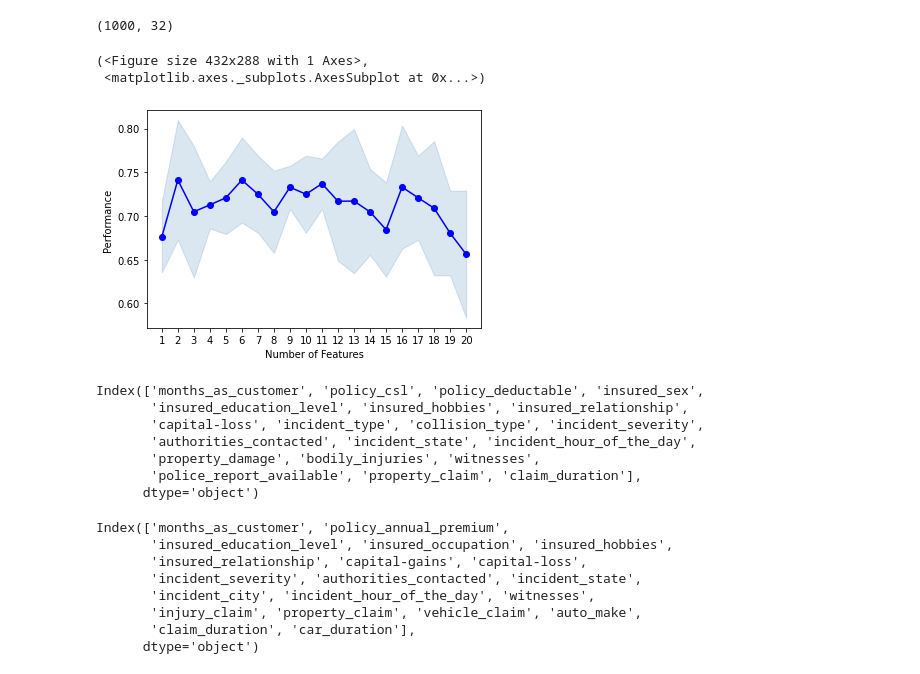
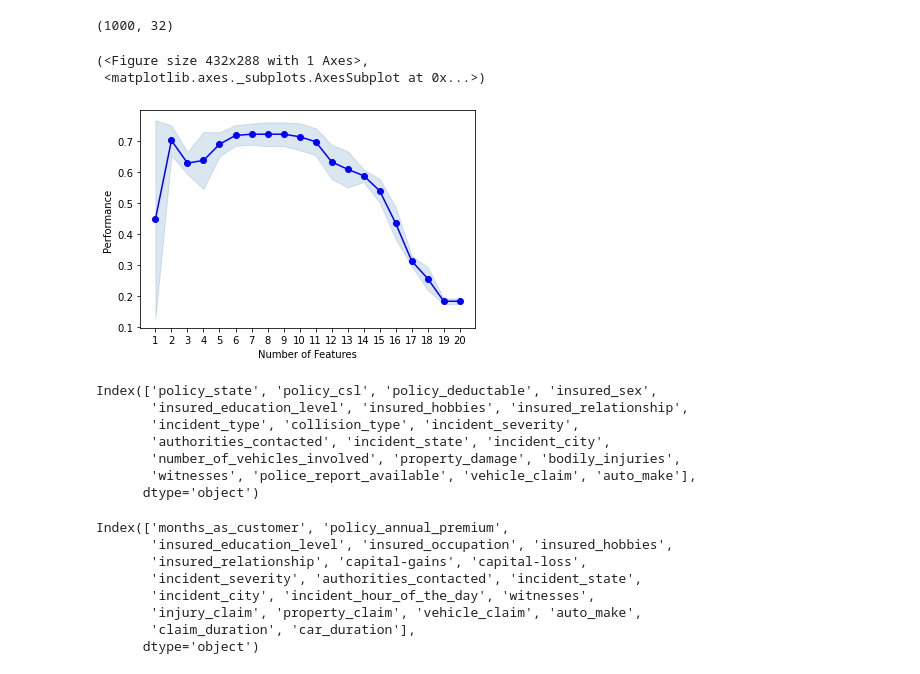
Before and after one commit to Shashank-Sundi/NOTEBOOKS, a Jupyter notebook: INSURANCE-CLAIM-FRAUD.ipynb, the cells around one changed output. Cells and saved outputs as stored; diff of their text form; code cells hidden in the pictures.

```diff
--- a/INSURANCE-CLAIM-FRAUD.ipynb
+++ b/INSURANCE-CLAIM-FRAUD.ipynb
@@ -548,27 +548,28 @@ data.shape
 # %%
 # WRAPPER METHOD - SEQUENTIAL FEATURE SELECTOR
 
 from sklearn.ensemble import RandomForestClassifier
 from mlxtend.feature_selection import SequentialFeatureSelector as sfs
 from mlxtend.plotting import plot_sequential_feature_selection as plot_sfs
+from sklearn.neighbors import KNeighborsClassifier
 
-sfs=sfs(RandomForestClassifier(),k_features=20,forward=True,floating=False,scoring='recall',cv=3)
+sfs=sfs(KNeighborsClassifier(n_neighbors=10,weights='distance',metric='euclidean'),k_features=20,forward=True,floating=False,scoring='recall',cv=3)
 sfs.fit(data.drop(['fraud_reported'],axis=1),data.fraud_reported)
 plot_sfs(sfs.get_metric_dict(),kind='std_dev')
 # %% [output]
 (<Figure size 432x288 with 1 Axes>,
  <matplotlib.axes._subplots.AxesSubplot at 0x...>)
-[figure, old version]
+[figure, new version]
 # %%
 sfs_support=[True if list(sfs.k_feature_names_).count(col)==1  else False for col in data.drop(['fraud_reported'],axis=1).columns ]
 data.drop(['fraud_reported'],axis=1)[list(sfs.k_feature_names_)].columns
 # %% [output]
-Index(['months_as_customer', 'policy_csl', 'policy_deductable', 'insured_sex',
+Index(['policy_state', 'policy_csl', 'policy_deductable', 'insured_sex',
        'insured_education_level', 'insured_hobbies', 'insured_relationship',
-       'capital-loss', 'incident_type', 'collision_type', 'incident_severity',
-       'authorities_contacted', 'incident_state', 'incident_hour_of_the_day',
-       'property_damage', 'bodily_injuries', 'witnesses',
-       'police_report_available', 'property_claim', 'claim_duration'],
+       'incident_type', 'collision_type', 'incident_severity',
+       'authorities_contacted', 'incident_state', 'incident_city',
+       'number_of_vehicles_involved', 'property_damage', 'bodily_injuries',
+       'witnesses', 'police_report_available', 'vehicle_claim', 'auto_make'],
       dtype='object')
 # %%
 # WRAPPER METHOD - RECURSIVE FEATURE ELIMINATION
```
Also changed, not shown: parts of 27 cells of this notebook.
